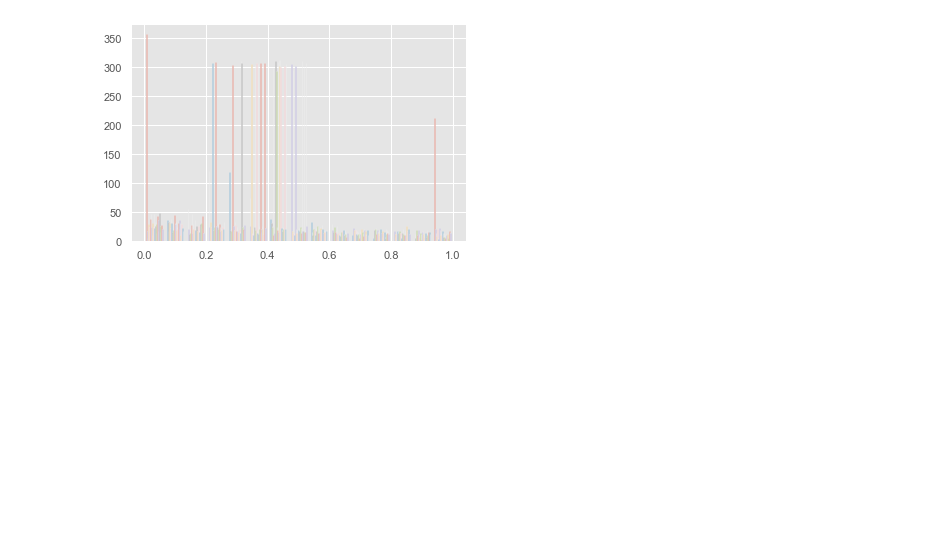
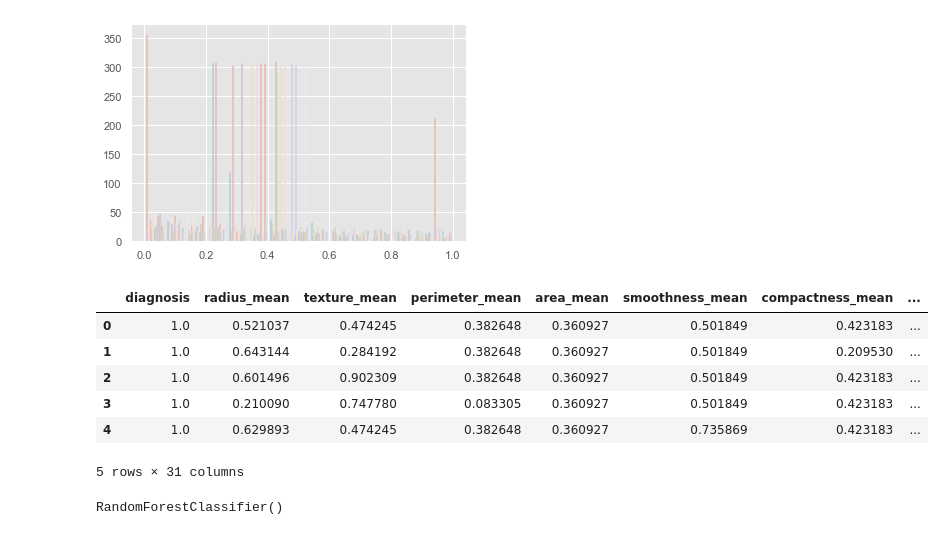
Before and after one commit to Tilda98/Causal_Inference, a Jupyter notebook: notebooks/eda.ipynb, the cells around one changed output. Cells and saved outputs as stored; diff of their text form; code cells hidden in the pictures; blank space fills up the shorter version.

```diff
--- a/notebooks/eda.ipynb
+++ b/notebooks/eda.ipynb
@@ -299,3 +299,14 @@ count, bins, ignored = plt.hist(scaled_data, 15)
 plt.show()
 # %% [output]
 [figure]
+# %%
+new_data = scaled_data
+new_data.head()
+# %% [output]
+|  | diagnosis | radius_mean | texture_mean | perimeter_mean | area_mean | smoothness_mean | compactness_mean | ... |
+| 0 | 1.0 | 0.521037 | 0.474245 | 0.382648 | 0.360927 | 0.501849 | 0.423183 | ... |
+| 1 | 1.0 | 0.643144 | 0.284192 | 0.382648 | 0.360927 | 0.501849 | 0.209530 | ... |
+| 2 | 1.0 | 0.601496 | 0.902309 | 0.382648 | 0.360927 | 0.501849 | 0.423183 | ... |
+| 3 | 1.0 | 0.210090 | 0.747780 | 0.083305 | 0.360927 | 0.501849 | 0.423183 | ... |
+| 4 | 1.0 | 0.629893 | 0.474245 | 0.382648 | 0.360927 | 0.735869 | 0.423183 | ... |
+5 rows × 31 columns
@@ -301,0 +323,4 @@ plt.show()
+# %%
+classifier.fit(X_train, y_train)
+# %% [output]
+RandomForestClassifier()
```
Also changed, not shown: parts of 5 cells of this notebook.
